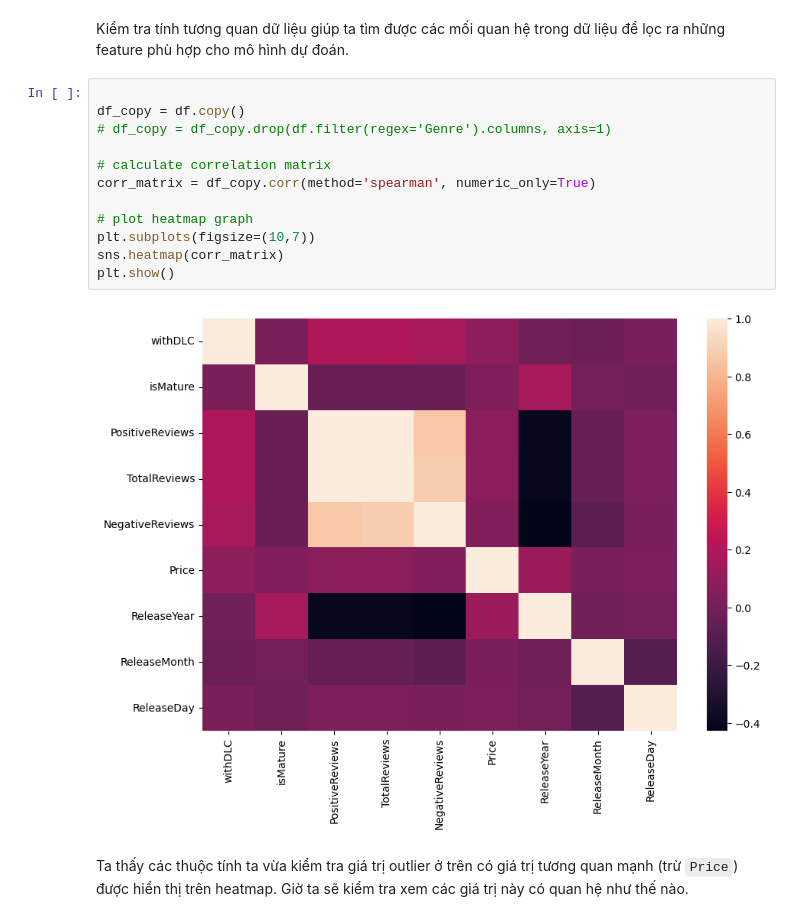
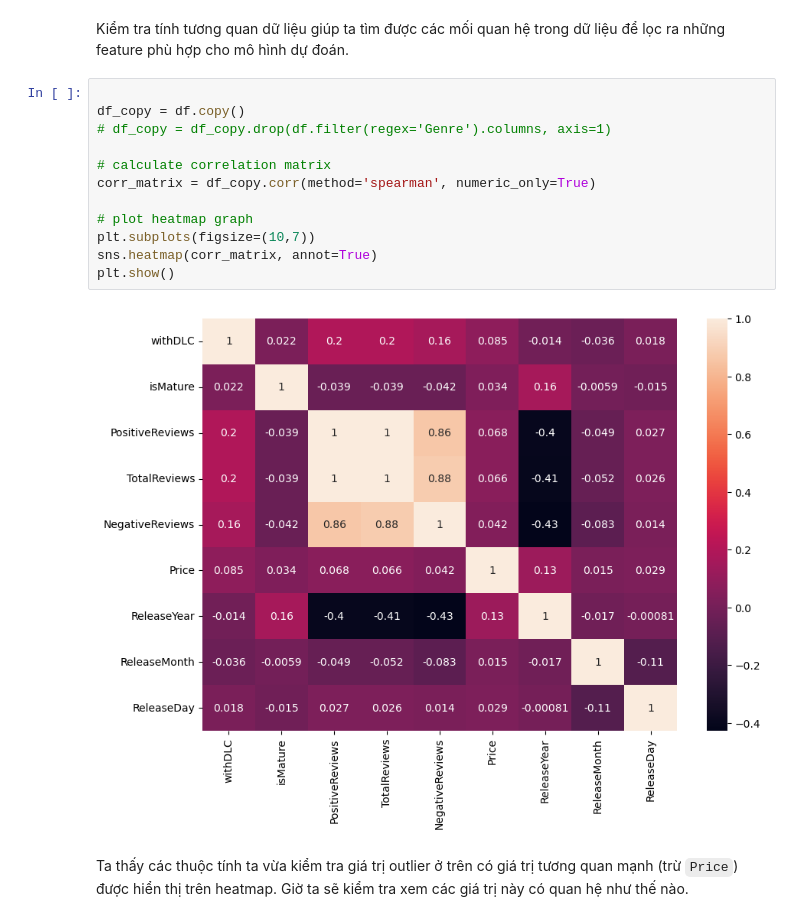
Before and after one commit to cheesepp/steam_game_ratings, a Jupyter notebook: Preprocessing.ipynb, the cells around one changed output. Drawn from its saved outputs; the diff is of its cells as text.

```diff
--- a/Preprocessing.ipynb
+++ b/Preprocessing.ipynb
@@ -607,17 +585,17 @@ Kiểm tra tính tương quan dữ liệu giúp ta tìm được các mối quan
 # %%
 
 df_copy = df.copy()
 # df_copy = df_copy.drop(df.filter(regex='Genre').columns, axis=1)
 
 # calculate correlation matrix
 corr_matrix = df_copy.corr(method='spearman', numeric_only=True)
 
 # plot heatmap graph
 plt.subplots(figsize=(10,7))
-sns.heatmap(corr_matrix)
+sns.heatmap(corr_matrix, annot=True)
 plt.show()
 # %% [output]
-[figure, old version]
+[figure, new version]
 # %% [markdown]
 Ta thấy các thuộc tính ta vừa kiểm tra giá trị outlier ở trên có giá trị tương quan mạnh (trừ `Price`) được hiển thị trên heatmap. Giờ ta sẽ kiểm tra xem các giá trị này có quan hệ như thế nào.
 # %%
```
Also changed, not shown: parts of 9 cells of this notebook.
